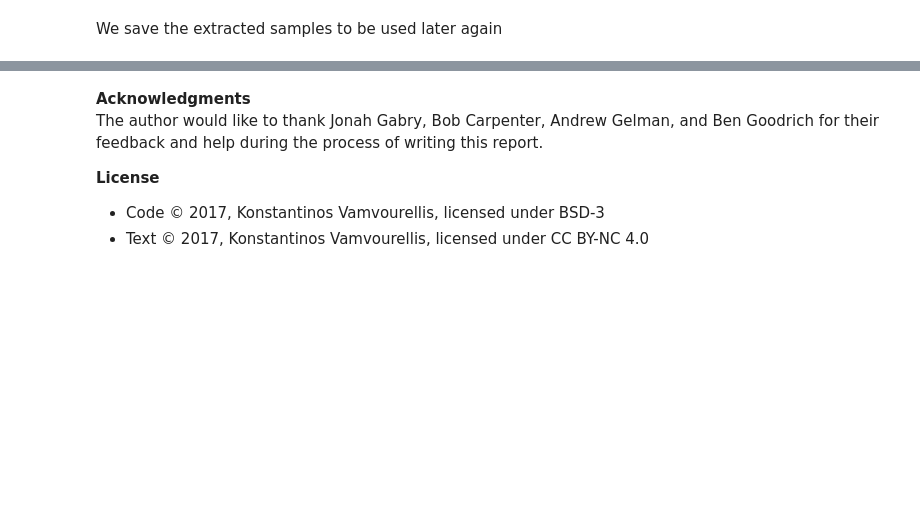
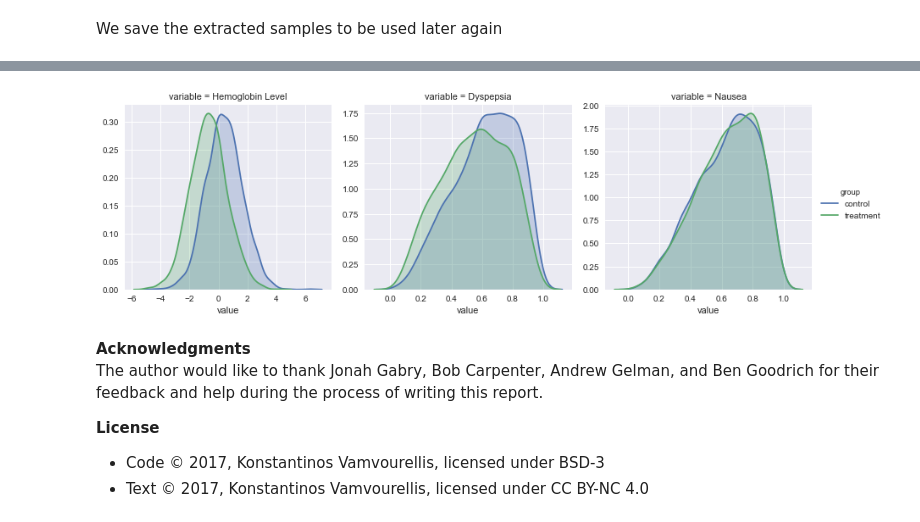
Before and after one commit to bayesways/mixed-data, a Jupyter notebook: notebooks/rosi_py.ipynb, the cells around one changed output, grey strips where cells are left out. Cells and saved outputs as stored; diff of their text form; code cells hidden in the pictures; blank space fills up the shorter version.

```diff
--- a/notebooks/rosi_py.ipynb
+++ b/notebooks/rosi_py.ipynb
@@ -412,0 +401,18 @@ ax = df.plot.hist(subplots=True, title=title, color=color,
+# %%
+def gen_row(mu, Sigma, Kc):
+    z = multivariate_normal.rvs(mean=mu, cov=Sigma)
+    z[Kc:] = expit(z[Kc:])
+    return z
+
+def predictive_dist(post_samples, Kc):
+    pred = np.empty(post_samples['mu'].shape)
+    N = pred.shape[0]
+    for i in range(N):
+        pred[i] = gen_row(post_samples['mu'][i], post_samples['Sigma'][i], Kc)
+    return pred
+# %%
+df1 = pd.DataFrame(predictive_dist(post_samples_control, Kc))
+df1.columns = effect_names
+df1 = df1.melt()
+df1['group']='control'
+df1.head()
@@ -412,0 +426,6 @@ ax = df.plot.hist(subplots=True, title=title, color=color,
+# %%
+df2 = pd.DataFrame(predictive_dist(post_samples_treat, Kc))
+df2.columns = effect_names
+df2 = df2.melt()
+df2['group']='treatment'
+df2.head()
@@ -412,0 +439,3 @@ ax = df.plot.hist(subplots=True, title=title, color=color,
+# %%
+pred_df = pd.concat([df1,df2])
+pred_df.head()
@@ -413,3 +449,10 @@ ax = df.plot.hist(subplots=True, title=title, color=color,
+# %%
+ax = sns.FacetGrid(pred_df, hue="group", col='variable',
+                   sharex=False, sharey=False,
+                   legend_out=True, size=4).map(sns.kdeplot, "value", shade = True);
+ax.add_legend();
+# %% [output]
+[figure, added]
 # %% [markdown]
 __Acknowledgments__
 The author would like to thank Jonah Gabry, Bob Carpenter, Andrew Gelman, and Ben Goodrich for their feedback and help during the process of writing this report.
```
Also changed, not shown: parts of 9 cells of this notebook.
